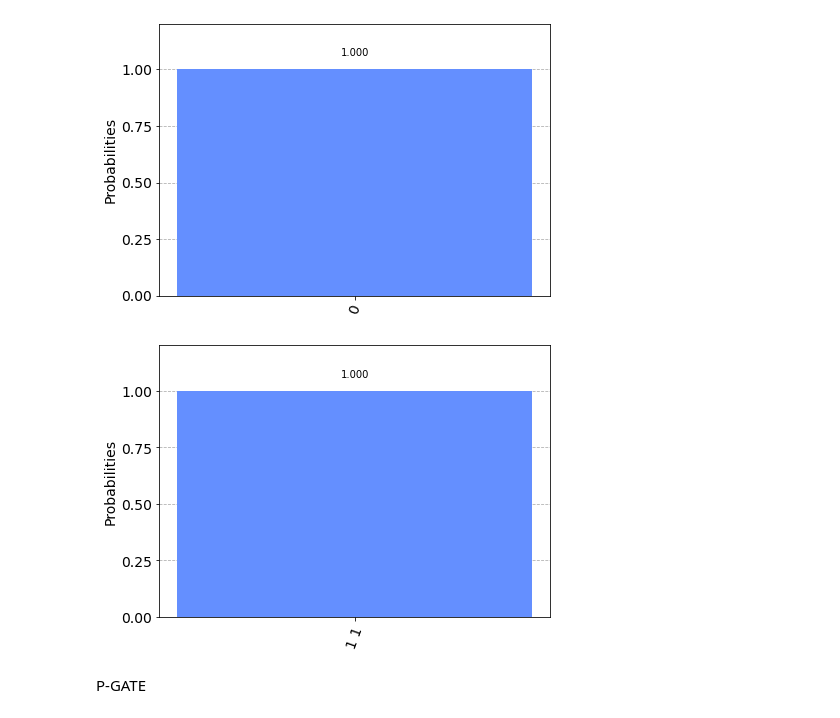
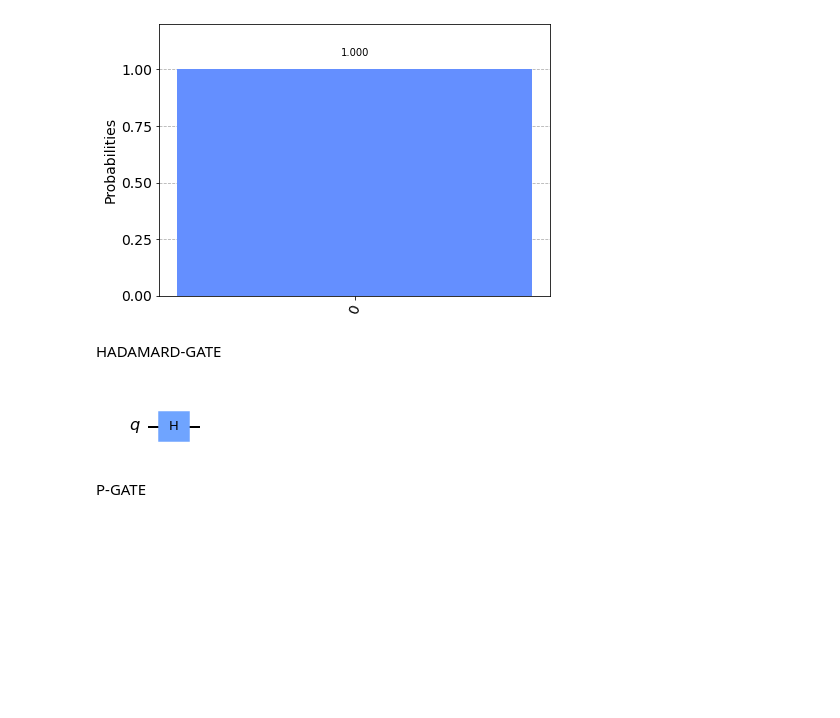
Before and after one commit to Ewelina9606/Quantum-Computing, a Jupyter notebook: QuantumComputing.ipynb, the cells around one changed output. Saved outputs shown, nothing was run; the diff lists cells and outputs as text; code cells hidden in the pictures; blank space fills up the shorter version.

Commit message:
add hadamard gate

```diff
--- a/QuantumComputing.ipynb
+++ b/QuantumComputing.ipynb
@@ -118,25 +118,13 @@ counts = result.get_counts()
 plot_histogram(counts)
 # %% [output]
 [figure]
+# %% [markdown]
+HADAMARD-GATE
 # %%
-#Hadamard Gate
-# Create the X-measurement function:
-def x_measurement(qc, qubit, cbit):
-    """Measure 'qubit' in the X-basis, and store the result in 'cbit'"""
-    qc.h(qubit)
-    qc.measure(qubit, cbit)
-    return qc
-
-initial_state = [1/sqrt(2), -1/sqrt(2)]
-# Initialize our qubit and measure it
-qc = QuantumCircuit(1,1)
-qc.initialize(initial_state, 0)
-x_measurement(qc, 0, 0)  # measure qubit 0 to classical bit 0
-qc.draw()
-qc.measure_all()
-sim = Aer.get_backend('aer_simulator')
-result = sim.run(qc).result()
-counts = result.get_counts()
-plot_histogram(counts)
+#Y and Z-gates
+qc_H = QuantumCircuit(1)
+#qc_yz.y(0)
+qc_H.h(0)
+qc_H.draw()
 # %% [output]
-[figure, old version]
+[figure, new version]
```
Also changed, not shown: parts of 1 cell of this notebook.
